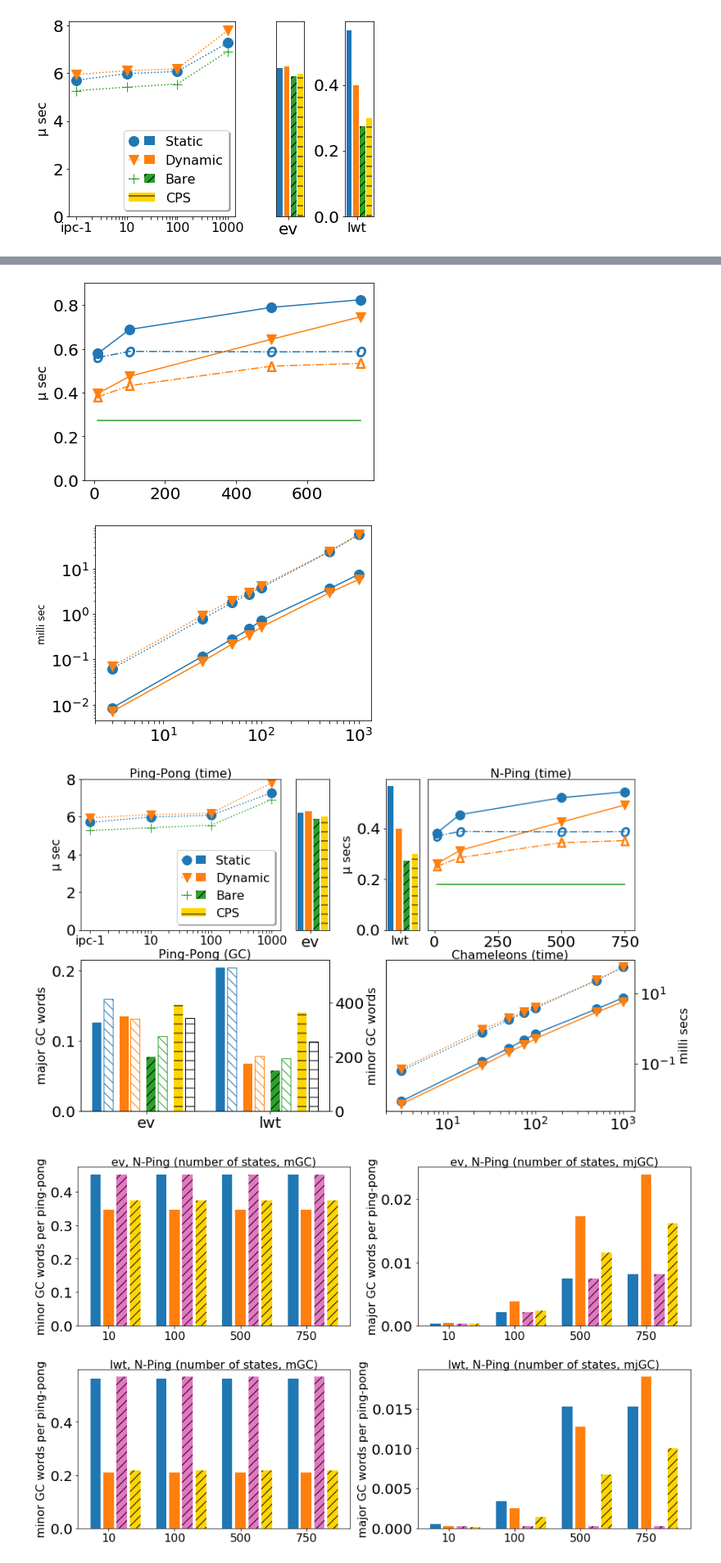
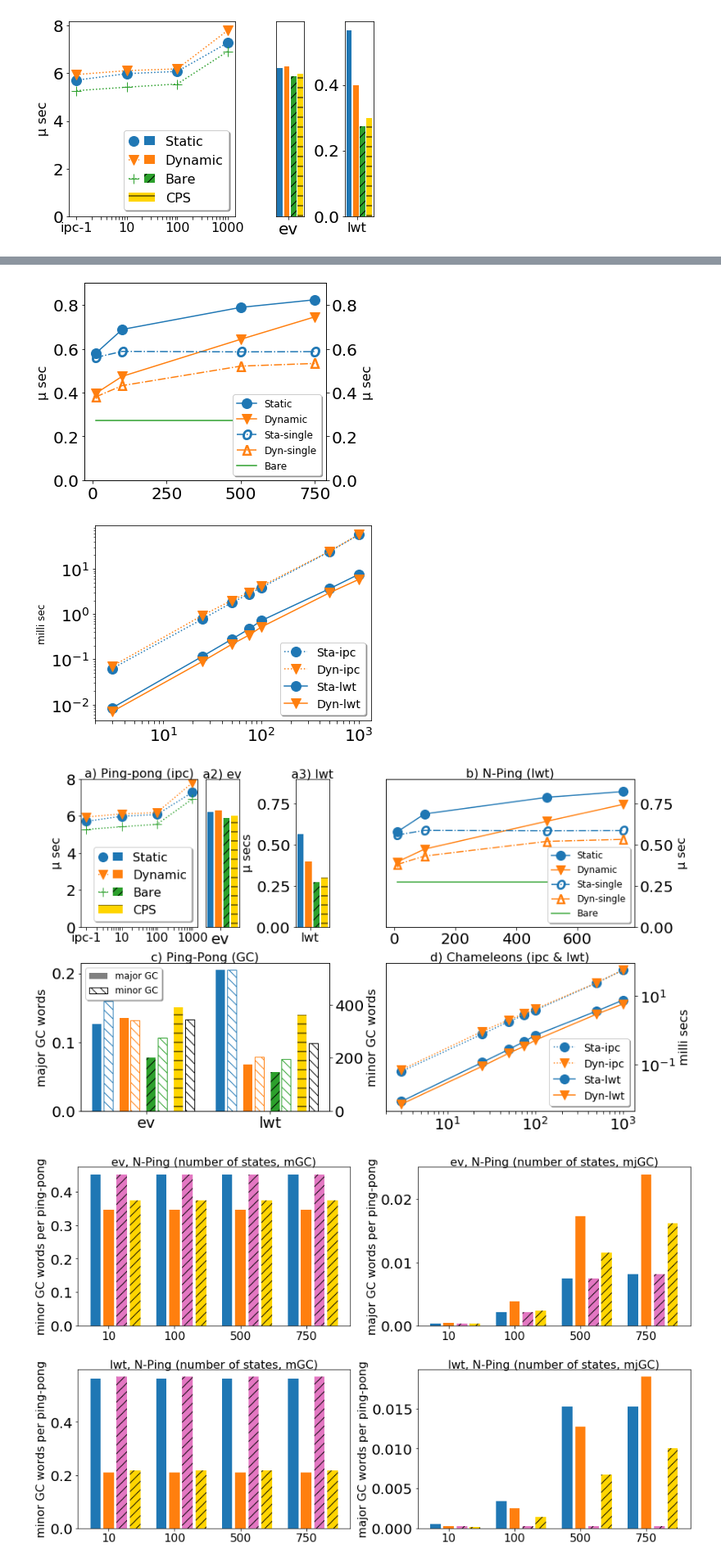
Before and after one commit to keigoi/ocaml-mpst, a Jupyter notebook: benchmark/graphs/Graphs.ipynb, the cells around one changed output, grey strips where cells are left out. Shown: that part at 82% size. Drawn from its saved outputs; the diff is of its cells as text; code cells hidden in the pictures.

Commit message:
graphs

```diff
--- a/benchmark/graphs/Graphs.ipynb
+++ b/benchmark/graphs/Graphs.ipynb
@@ -323,18 +326,24 @@ def show_nping_time(ax):
     def lwt():
         bare_ = [mkdata(bare,'lwt_bare') for _ in x]
         cps_ = [mkdata(bare,'lwt_bare_cps') for _ in x]
-        #ax2 = ax.twinx()
         ax2 = ax
-        ax2.plot(x, mkdataIdx(nping,'lwt_static',xlabs,k), color=sta_color, marker=sta_marker, markersize=12, **lwt_conf)
-        ax2.plot(x, mkdataIdx(nping,'lwt_dynamic',xlabs,k), color=dyn_color, marker=dyn_marker, markersize=12, **lwt_conf)
-        ax2.plot(x, mkdataIdx(nping,'lwt_static_untyped',xlabs,k), color=sta_uni_col, marker=marker1, markersize=12, linestyle='-.')
-        ax2.plot(x, mkdataIdx(nping,'lwt_dynamic_untyped',xlabs,k), color=dyn_uni_col, marker=marker2, markersize=12, linestyle='-.')
+        ax2.plot(x, mkdataIdx(nping,'lwt_static',xlabs,k), color=sta_color, label='Static', marker=sta_marker, markersize=12, **lwt_conf)
+        ax2.plot(x, mkdataIdx(nping,'lwt_dynamic',xlabs,k), color=dyn_color, label='Dynamic', marker=dyn_marker, markersize=12, **lwt_conf)
+        ax2.plot(x, mkdataIdx(nping,'lwt_static_untyped',xlabs,k), color=sta_uni_col, label='Sta-single', marker=marker1, markersize=12, linestyle='-.')
+        ax2.plot(x, mkdataIdx(nping,'lwt_dynamic_untyped',xlabs,k), color=dyn_uni_col, label='Dyn-single', marker=marker2, markersize=12, linestyle='-.')
 #        ax2.plot(x, bare_, color=bare_color, marker=marker3, markersize=12, linestyle='dashed')
 #        ax2.plot(x, cps_, color=cps_color, marker=marker4, markersize=12, linestyle='dashed')
-        ax2.plot(x, bare_, color=bare_color, **lwt_conf)
+        ax2.plot(x, bare_, color=bare_color, label='Bare', **lwt_conf)
 
         ax2.set_ylabel('μ sec', fontsize=16)
         ax2.set_ylim(ymin=0, ymax = 0.9)
+        ax2_ = ax.twinx()
+        ax2_.set_ylabel('μ sec', fontsize=16)
+        ax2_.set_ylim(ymin=0, ymax = 0.9)
+
+        legend = ax2.legend(loc='lower right', shadow=True, fontsize=12)
+        legend.get_frame().set_facecolor('#FFFFFF')
+
     lwt()
 
 def show_nping_time_do():
@@ -346,7 +355,7 @@ def show_nping_time_do():
 
 show_nping_time_do()
 # %% [output]
-[figure, old version]
+[figure, new version]
 # %%
 def show_chameleons(ax):
     width = 0.20
@@ -363,11 +372,11 @@ def show_chameleons(ax):
     ipc_sta = mkdataIdxMillis(champ, 'ipc_static', x_labels)
     ipc_dyn = mkdataIdxMillis(champ, 'ipc_dynamic', x_labels)
 
-    ax.plot(x, lwt_sta, color=sta_color, marker=sta_marker, markersize=12, linestyle='solid')
-    ax.plot(x, lwt_dyn, color=dyn_color, marker=dyn_marker, markersize=12, linestyle='solid')
+    ax.plot(x, ipc_sta, color=sta_color, marker=sta_marker, markersize=12, linestyle='dotted', label='Sta-ipc')
+    ax.plot(x, ipc_dyn, color=dyn_color, marker=dyn_marker, markersize=12, linestyle='dotted', label='Dyn-ipc')
 
-    ax.plot(x, ipc_sta, color=sta_color, marker=sta_marker, markersize=12, linestyle='dotted')
-    ax.plot(x, ipc_dyn, color=dyn_color, marker=dyn_marker, markersize=12, linestyle='dotted')
+    ax.plot(x, lwt_sta, color=sta_color, marker=sta_marker, markersize=12, linestyle='solid', label='Sta-lwt')
+    ax.plot(x, lwt_dyn, color=dyn_color, marker=dyn_marker, markersize=12, linestyle='solid', label='Dyn-lwt')
 
     ax.set_xscale('log')
     ax.set_yscale('log')
@@ -375,6 +384,8 @@ def show_chameleons(ax):
     ticks =  np.concatenate([ten, ten * 10, ten * 100, [1000]])
     ax.set_xticks(ticks)
     ax.set_xlim(xmin=2)
+    legend = ax.legend(loc='lower right', shadow=True, fontsize=14)
+    legend.get_frame().set_facecolor('#FFFFFF')
 
 
 def show_chameleons_do():
@@ -387,7 +398,7 @@ def show_chameleons_do():
 
 show_chameleons_do()
 # %% [output]
-[figure, old version]
+[figure, new version]
 # %%
 title_params = {
     'y':0.98,
@@ -396,48 +407,58 @@ title_params = {
 
 fig = plt.figure()
 fig.set_figheight(8)
 fig.set_figwidth(13)
+sep = 9
 
-gs = plt.GridSpec(2, 80, figure=fig)
-ax = fig.add_subplot(gs[0,0:29])
+gs = plt.GridSpec(20, 80, figure=fig)
+ax = fig.add_subplot(gs[0:sep,0:17])
 ax.set_ylabel('μ sec', fontsize=16)
+ax2 = fig.add_subplot(gs[0:sep,18:23])
+ax3 = fig.add_subplot(gs[0:sep,31:36])
 def __():
-    ax2 = fig.add_subplot(gs[0,24:29])
-    ax3 = fig.add_subplot(gs[0,31:36])
-ax2 = fig.add_subplot(gs[0,31:36])
-ax3 = fig.add_subplot(gs[0,44:49])
+    ax2 = fig.add_subplot(gs[0:sep,24:29])
+    ax3 = fig.add_subplot(gs[0:sep,31:36])
+def __():
+    ax2 = fig.add_subplot(gs[0:sep,31:36])
+    ax3 = fig.add_subplot(gs[0:sep,44:49])
 
 show_pingpong(ax,ax2,ax3)
 
-ax.set_title('Ping-Pong (time)', **title_params)
+ax.set_title('a) Ping-pong (ipc)', **title_params)
+ax2.set_title('a2) ev', **title_params)
+ax3.set_title('a3) lwt', **title_params)
 ax3.set_ylabel('µ secs', fontsize=16)
 
-ax4 = fig.add_subplot(gs[0,50:80])
+#ax4 = fig.add_subplot(gs[0:sep,50:80])
+ax4 = fig.add_subplot(gs[0:sep,44:80])
 show_nping_time(ax4)
-ax4.set_title('N-Ping (time)', **title_params)
+ax4.set_title('b) N-Ping (lwt)', **title_params)
 ax4.yaxis.set_visible(False)
 
 ax.set_ylim(ymin=0, ymax=8)
 ax2.set_ylim(ymin=0, ymax=8)
-# ax4.set_ylim(ymin=0, ymax=8)
+
+ax3.set_ylim(ymin=0, ymax=0.9)
+ax4.set_ylim(ymin=0, ymax=0.9)
 
 
-ax5 = fig.add_subplot(gs[1,0:36])
+
+ax5 = fig.add_subplot(gs[11:20,0:36])
 show_mem(ax5)
-ax5.set_title('Ping-Pong (GC)', **title_params)
+ax5.set_title('c) Ping-Pong (GC)', **title_params)
 
-ax6 = fig.add_subplot(gs[1,44:80])
+ax6 = fig.add_subplot(gs[11:20,44:80])
 ax6tw = ax6.twinx()
 show_chameleons(ax6tw)
 ax6.yaxis.set_visible(False)
 ax6tw.set_ylabel('milli secs', fontsize=16)
-ax6.set_title('Chameleons (time)', **title_params)
+ax6.set_title('d) Chameleons (ipc & lwt)', **title_params)
 
 plt.tight_layout()
 plt.savefig('main_graph.pdf', format='pdf', pad_inches=0)
 plt.show()
 # %% [output]
-[figure, old version]
+[figure, new version]
 # %%
 def show_chameleons_ipc():
     ipc_dyn = [
```
Also changed, not shown: parts of 4 cells of this notebook, 2 other files.
